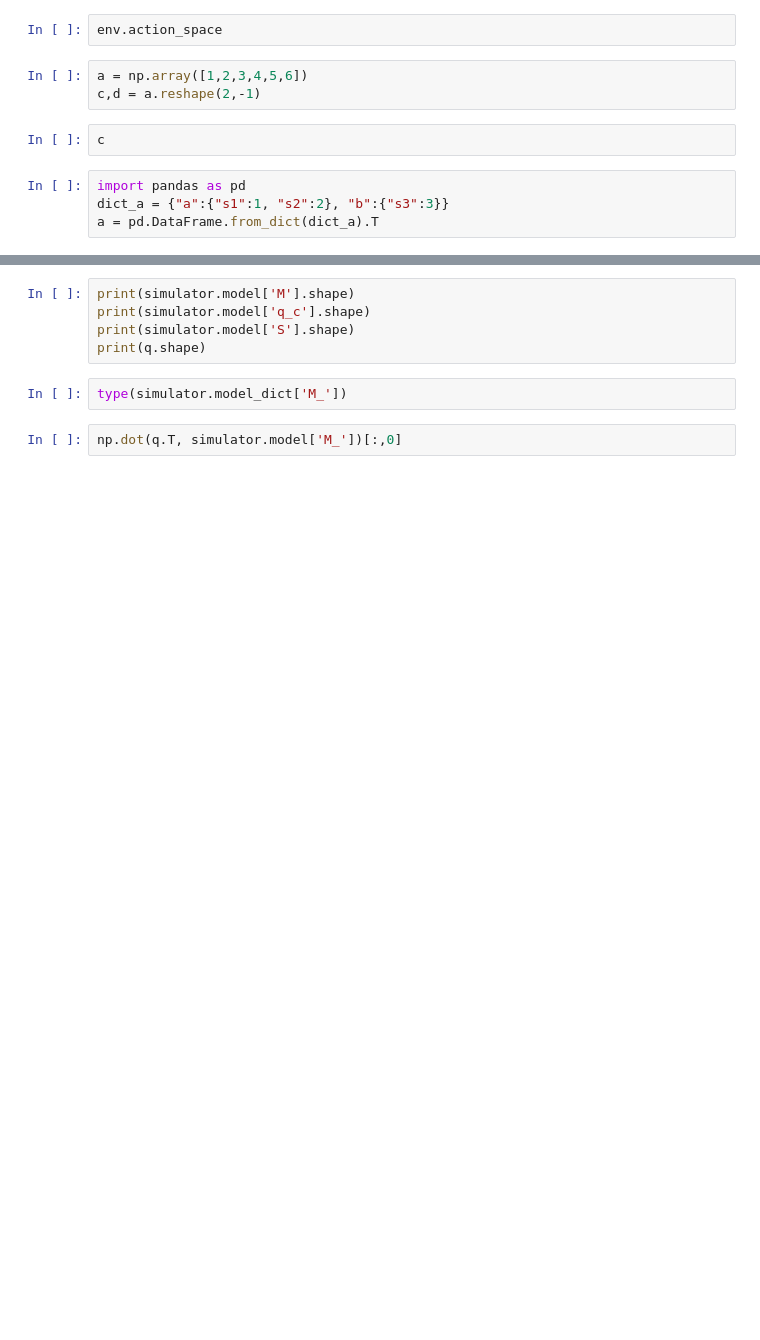
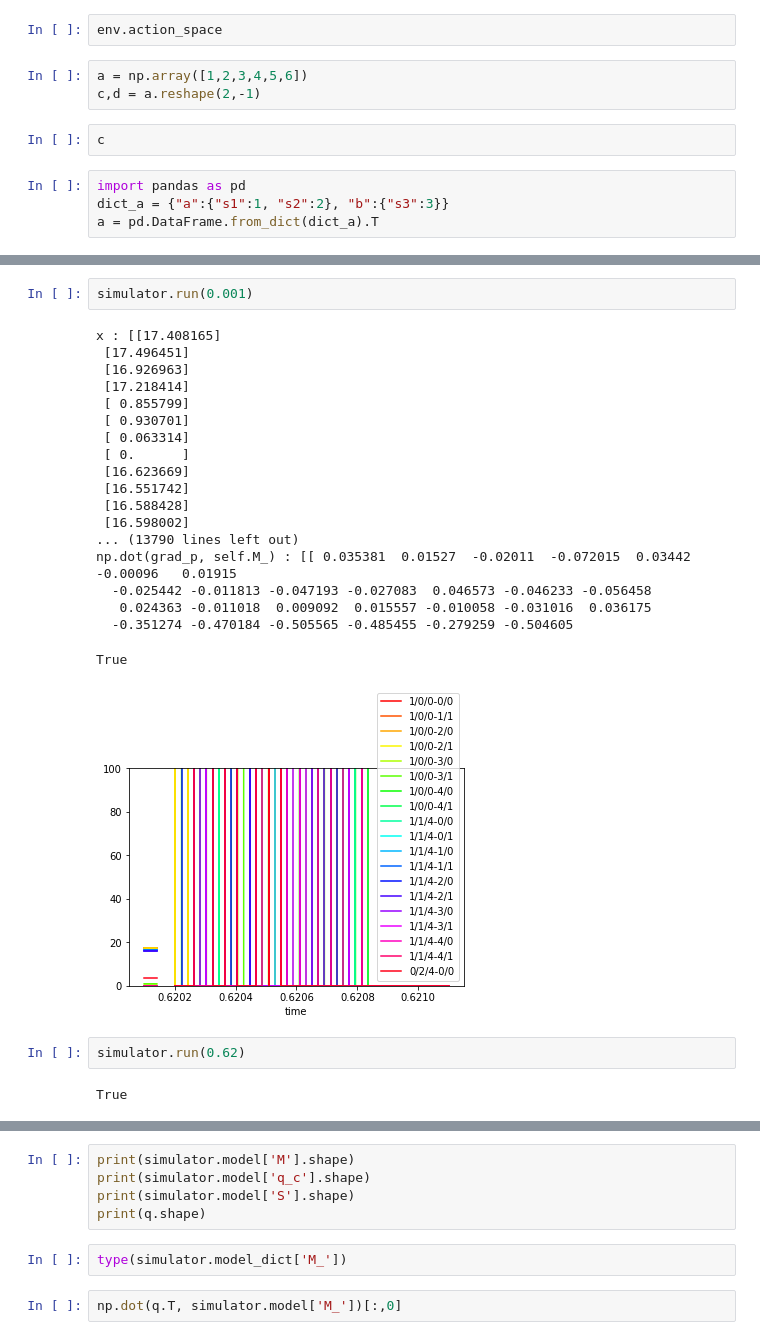
Before and after one commit to arizona95/BEAT, a Jupyter notebook: lab/experiment.ipynb, the cells around one changed output, grey strips where cells are left out. Cells and saved outputs as stored; diff of their text form; blank space fills up the shorter version.

```diff
--- a/lab/experiment.ipynb
+++ b/lab/experiment.ipynb
@@ -156,0 +209,26 @@ simulator.model
+# %%
+simulator.run(0.001)
+# %% [output]
+x : [[17.408165]
+ [17.496451]
+ [16.926963]
+ [17.218414]
+ [ 0.855799]
+ [ 0.930701]
+ [ 0.063314]
+ [ 0.      ]
+ [16.623669]
+ [16.551742]
+ [16.588428]
+ [16.598002]
+... (13790 lines left out)
+np.dot(grad_p, self.M_) : [[ 0.035381  0.01527  -0.02011  -0.072015  0.03442  -0.00096   0.01915
+  -0.025442 -0.011813 -0.047193 -0.027083  0.046573 -0.046233 -0.056458
+   0.024363 -0.011018  0.009092  0.015557 -0.010058 -0.031016  0.036175
+  -0.351274 -0.470184 -0.505565 -0.485455 -0.279259 -0.504605
+True
+[figure, added]
+# %%
+simulator.run(0.62)
+# %% [output]
+True
```
Also changed, not shown: parts of 10 cells of this notebook, 4 other files.
